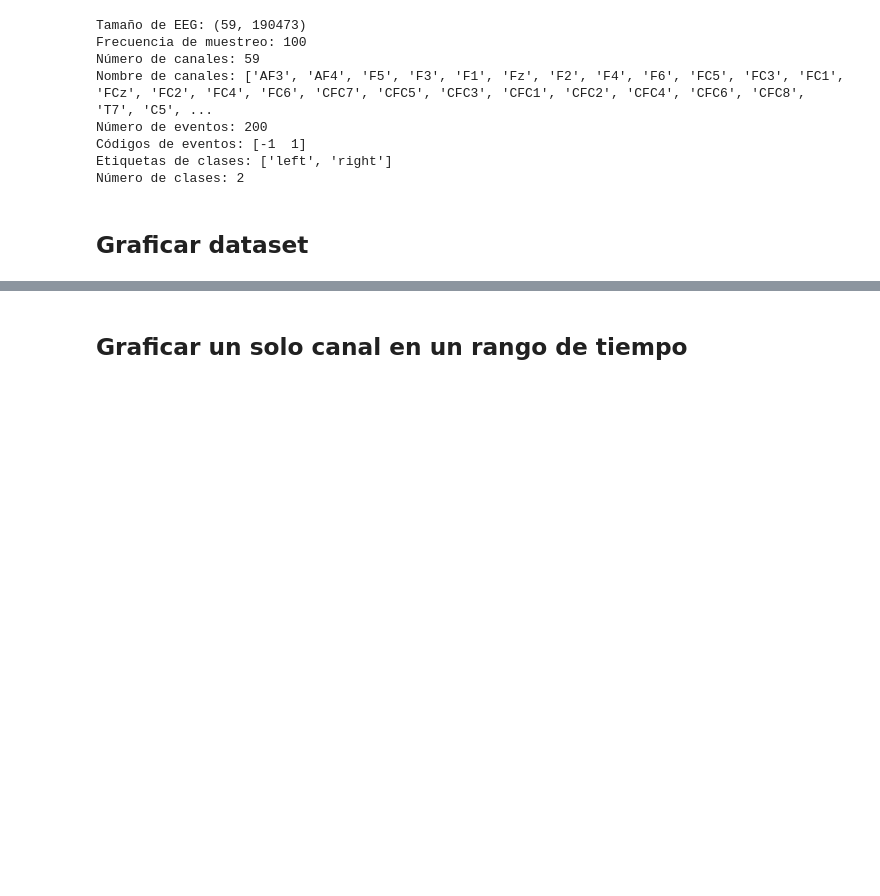
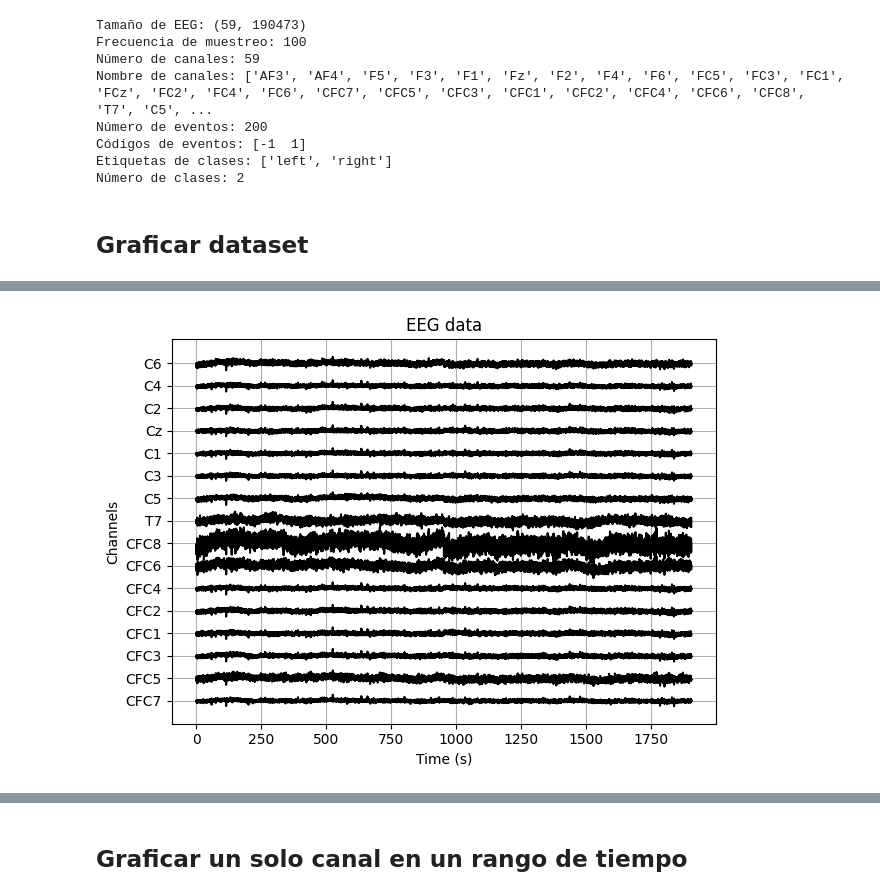
Before and after one commit to OmarAlejandroLinares/Signal-Processing-for-motor-imagery-BCI, a Jupyter notebook: lectura.ipynb, the cells around one changed output, grey strips where cells are left out. Drawn from its saved outputs; the diff is of its cells as text; code cells hidden in the pictures; blank space fills up the shorter version.

```diff
--- a/lectura.ipynb
+++ b/lectura.ipynb
@@ -112,3 +122,13 @@ def plot_eeg(EEG, chan_ind, vspace=100, color='k', titulo = 'EEG data'):
+# %%
+# Graficando el dataset
+plot_eeg(
+    EEG,
+    ['CFC7', 'CFC5', 'CFC3', 'CFC1', 'CFC2', 'CFC4', 'CFC6', 'CFC8', 'T7', 'C5', 'C3', 'C1', 'Cz', 'C2', 'C4', 'C6'],
+    5000,
+    'k'
+)
+# %% [output]
+[figure, added]
 # %%
 # Graficando el dataset
 plot_eeg(
```
Also changed, not shown: parts of 12 cells of this notebook.
